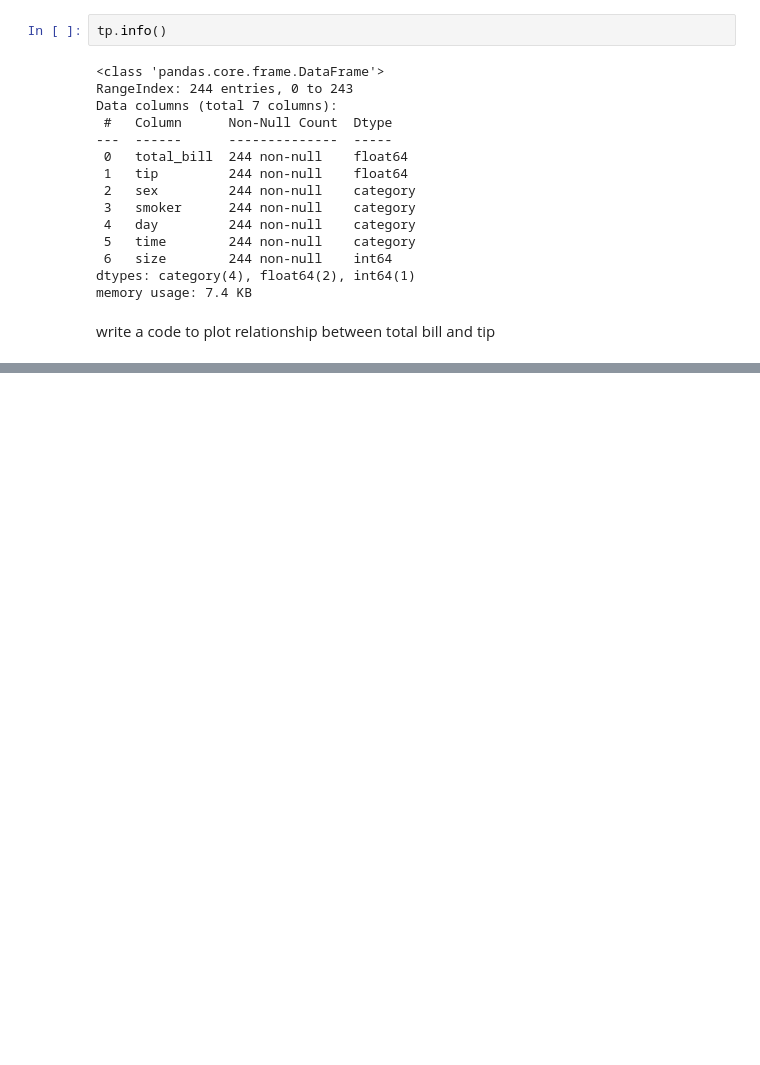
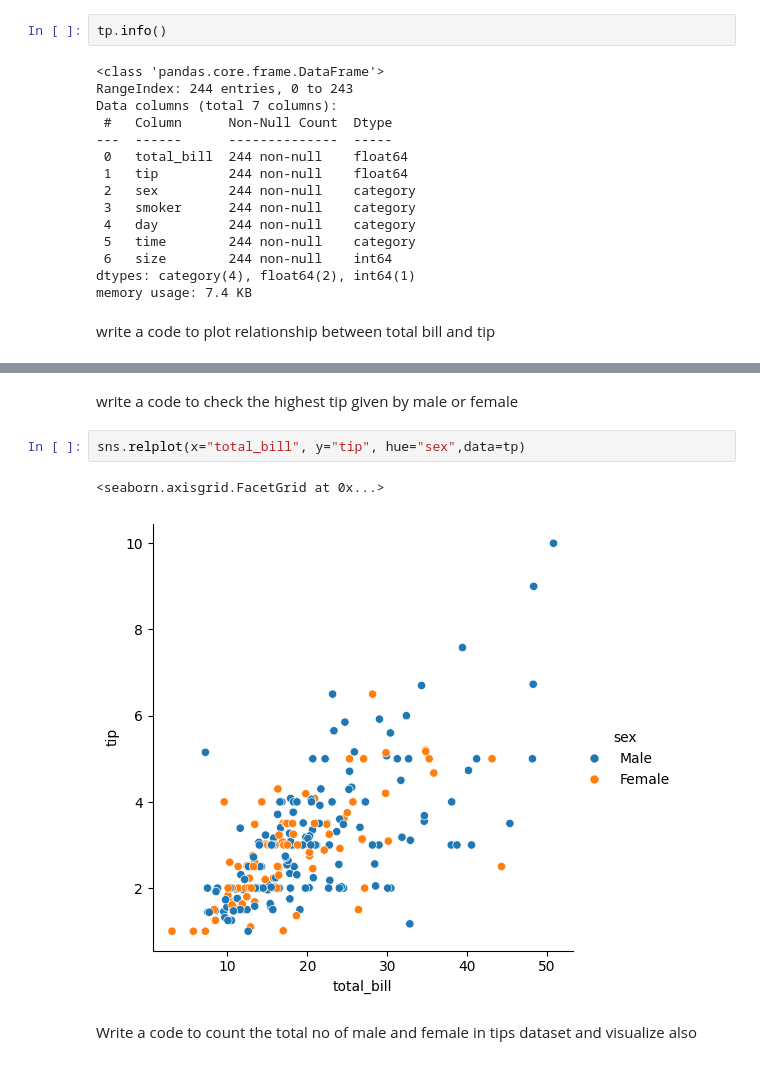
Before and after one commit to Pratyusha-Mukherjee/FSP-MachineLearning, a Jupyter notebook: day2/seaborn+pandas.ipynb, the cells around one changed output, grey strips where cells are left out. Saved outputs shown, nothing was run; the diff lists cells and outputs as text; blank space fills up the shorter version.

```diff
--- a/day2/seaborn+pandas.ipynb
+++ b/day2/seaborn+pandas.ipynb
@@ -52,0 +56,9 @@ sns.relplot(data=tips, x="total_bill", y="tip", data=tp)
+# %% [markdown]
+write a code to check the highest tip given by male or female
+# %%
+sns.relplot(x="total_bill", y="tip", hue="sex",data=tp)
+# %% [output]
+<seaborn.axisgrid.FacetGrid at 0x...>
+[figure, added]
+# %% [markdown]
+Write a code to count the total no of male and female in tips dataset and visualize also
```
Also changed, not shown: parts of 6 cells of this notebook.
